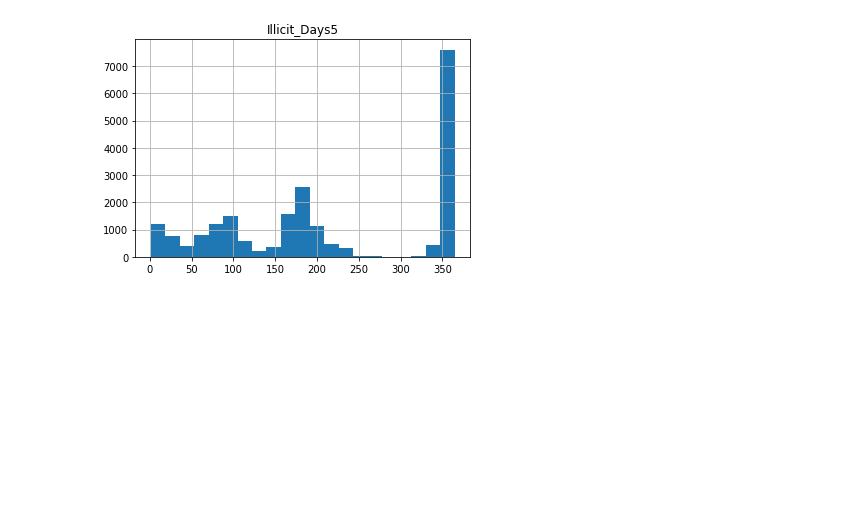
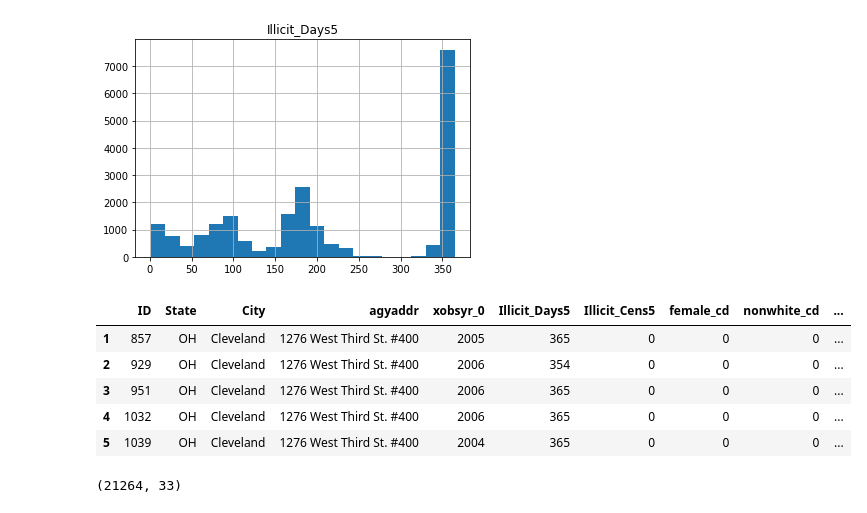
Before and after one commit to prathikr/CAIS_analysis_by_age_grouped, a Jupyter notebook: grouped/data/clean_data.ipynb, the cells around one changed output. Cells and saved outputs as stored; diff of their text form; code cells hidden in the pictures; blank space fills up the shorter version.

```diff
--- a/grouped/data/clean_data.ipynb
+++ b/grouped/data/clean_data.ipynb
@@ -111,0 +112,18 @@ df.head()
+# %%
+from tqdm.notebook import tqdm
+
+# create grouped age variable based on Mike's suggestions
+# >15, 15-18, <18
+df['B2a_0g'] = np.nan
+for i,row in tqdm(df.iterrows(), total=df.shape[0]):
+    age = row['B2a_0']
+    if age < 15:
+        df.set_value(i, 'B2a_0g', 0)
+    elif age < 18:
+        df.set_value(i, 'B2a_0g', 1)
+    else:
+        df.set_value(i, 'B2a_0g', 2)
+
+df['B2a_0g'] = df['B2a_0g'].astype(int)
+df.drop(columns=['B2a_0'], inplace=True)
+df.shape
@@ -116,3 +137,7 @@ df.drop(columns=['loc3_cd'], inplace=True)
 df.shape
 # %% [output]
 (21278, 31)
+# %%
+# merge suds_var with rest of dataset
+suds_var = pd.read_csv('suds_var.csv')
+suds_var.head()
@@ -118,0 +151,4 @@ df.shape
+# %%
+df = df.merge(suds_var, on='ID', how='left')
+df = df[df.SUDSy_0 >= 0]
+df.shape
@@ -123,6 +161,19 @@ df.hist(column='Illicit_Days5', bins=21)
 array([[<matplotlib.axes._subplots.AxesSubplot object at 0x...>]],
       dtype=object)
 [figure]
+# %%
+df.head()
+# %% [output]
+|  | ID | State | City | agyaddr | xobsyr_0 | Illicit_Days5 | Illicit_Cens5 | female_cd | nonwhite_cd | ... |
+| 1 | 857 | OH | Cleveland | 1276 West Third St. #400 | 2005 | 365 | 0 | 0 | 0 | ... |
+| 2 | 929 | OH | Cleveland | 1276 West Third St. #400 | 2006 | 354 | 0 | 0 | 0 | ... |
+| 3 | 951 | OH | Cleveland | 1276 West Third St. #400 | 2006 | 365 | 0 | 0 | 0 | ... |
+| 4 | 1032 | OH | Cleveland | 1276 West Third St. #400 | 2006 | 365 | 0 | 0 | 0 | ... |
+| 5 | 1039 | OH | Cleveland | 1276 West Third St. #400 | 2004 | 365 | 0 | 0 | 0 | ... |
+# %%
+df.shape
+# %% [output]
+(21264, 33)
 # %%
 df.to_csv('data_cleaned.csv')
 # %%
```
Also changed, not shown: parts of 7 cells of this notebook, 39 other files.
